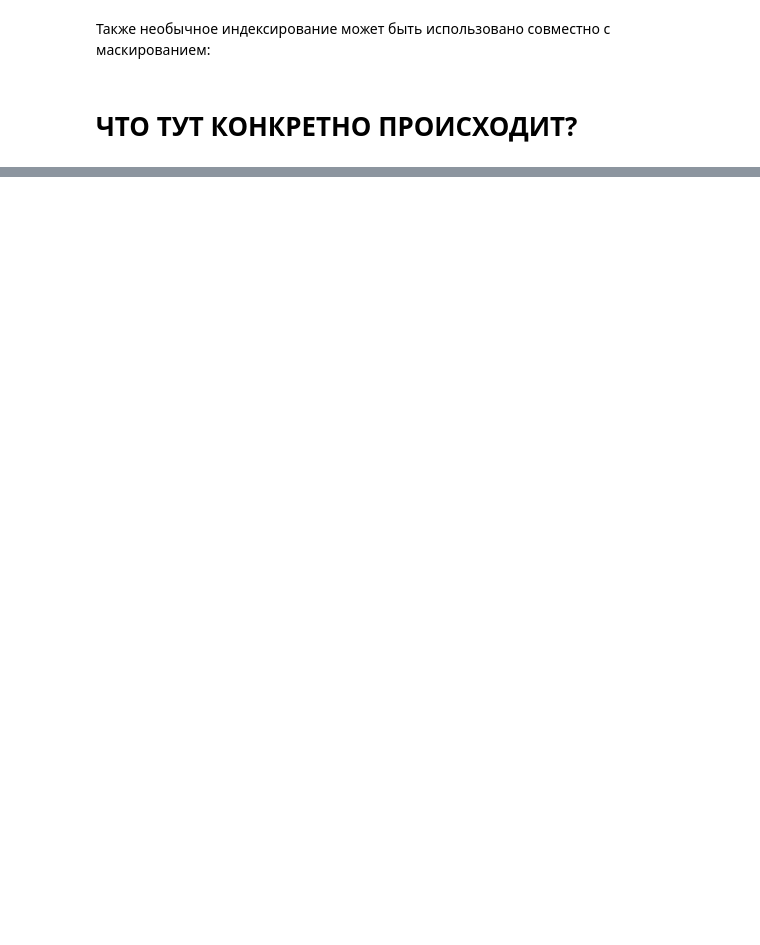
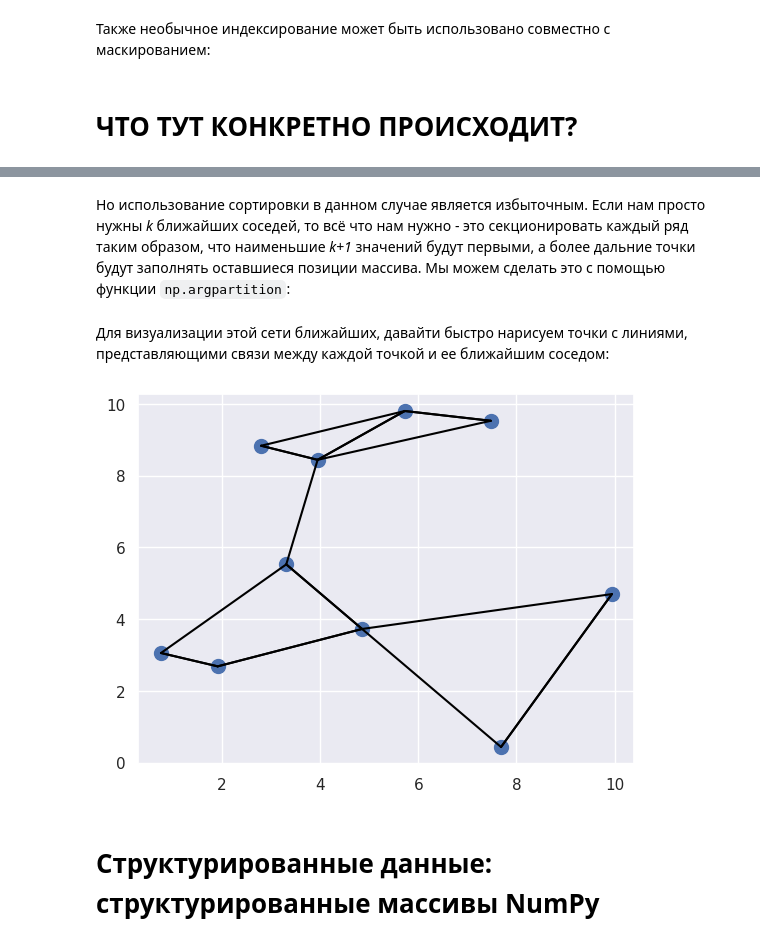
Before and after one commit to proway2/PythonDataScienceHandbook, a Jupyter notebook: NumPy.ipynb, the cells around one changed output, grey strips where cells are left out. Saved outputs shown, nothing was run; the diff lists cells and outputs as text; code cells hidden in the pictures; blank space fills up the shorter version.

```diff
--- a/NumPy.ipynb
+++ b/NumPy.ipynb
@@ -964,0 +1124,22 @@ https://jakevdp.github.io/PythonDataScienceHandbook/02.07-fancy-indexing.html#Ex
+# %% [markdown]
+Но использование сортировки в данном случае является избыточным. Если нам просто нужны _k_ ближайших соседей, то всё что нам нужно - это секционировать каждый ряд таким образом, что наименьшие _k+1_ значений будут первыми, а более дальние точки будут заполнять оставшиеся позиции массива. Мы можем сделать это с помощью функции `np.argpartition`:
+# %%
+K = 2
+nearest_partition = np.argpartition(dist_sq, K + 1, axis=1)
+# %% [markdown]
+Для визуализации этой сети ближайших, давайти быстро нарисуем точки с линиями, представляющими связи между каждой точкой и ее ближайшим соседом:
+# %%
+plt.scatter(X[:, 0], X[:, 1], s=100)
+
+# draw lines from each point to its two nearest neighbors
+K = 2
+
+for i in range(X.shape[0]):
+    for j in nearest_partition[i, :K+1]:
+        # plot a line from X[i] to X[j]
+        # use some zip magic to make it happen:
+        plt.plot(*zip(X[j], X[i]), color='black')
+# %% [output]
+[figure, added]
+# %% [markdown]
+# Структурированные данные: структурированные массивы NumPy
```
Also changed, not shown: parts of 82 cells of this notebook, 1 other file.
